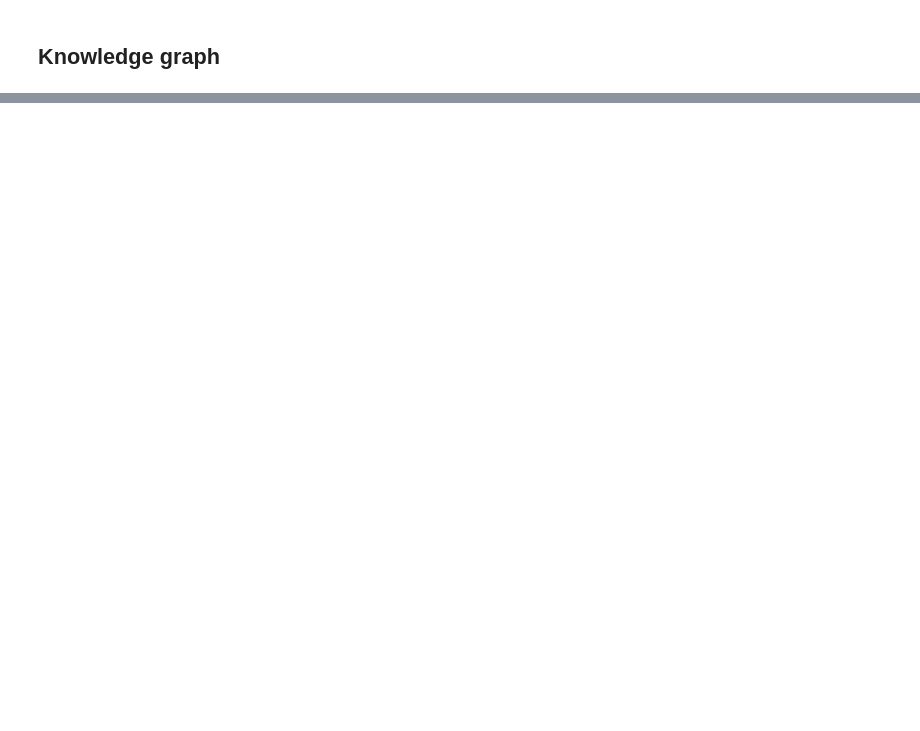
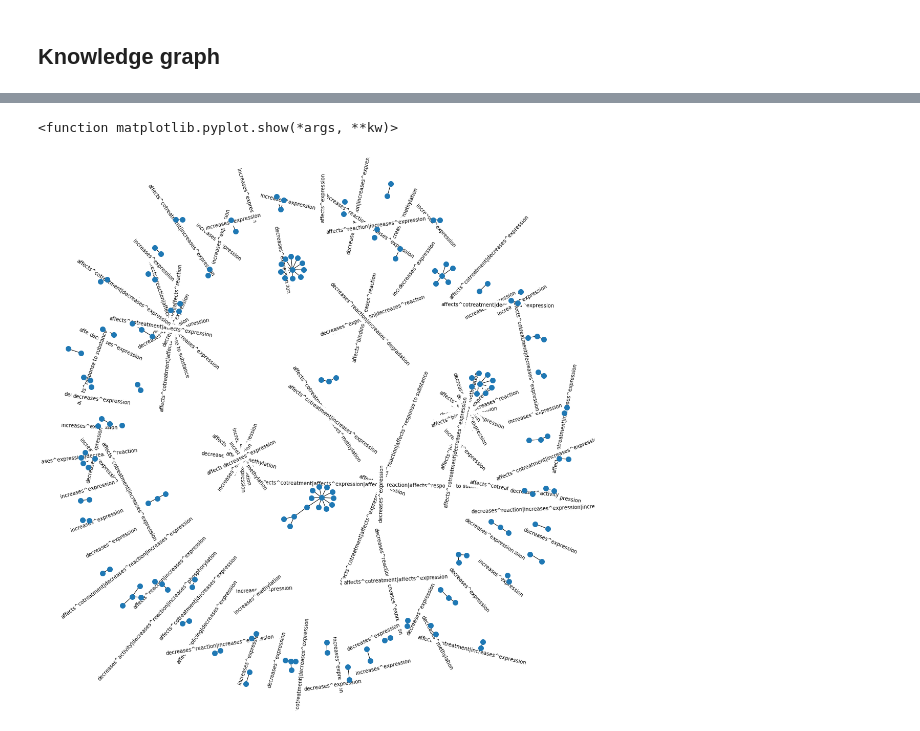
Before and after one commit to xin-gu/IU_PRIDE-Parkinson-s-Research-through-Integrative-Data-Experiments, a Jupyter notebook: PRIDE.ipynb, the cells around one changed output, grey strips where cells are left out. Drawn from its saved outputs; the diff is of its cells as text; code cells hidden in the pictures; blank space fills up the shorter version.

```diff
--- a/PRIDE.ipynb
+++ b/PRIDE.ipynb
@@ -290,0 +400,14 @@ nx.draw_shell(G, with_labels=True)
+# %%
+G = nx.from_pandas_edgelist(df,"GeneSymbol", "ChemicalName",edge_attr='InteractionActions')
+layout = nx.spring_layout(G)
+labels = {e: G.edges[e]['InteractionActions'] for e in G.edges}
+# %%
+figure(figsize = (15,15))
+nx.draw(G, with_labels = False, node_size=100)
+nx.draw_networkx_edge_labels(G, layout, edge_labels=labels, label_pos=.1)
+nx.draw_networkx_edges(G, layout, width=3, alpha=0.5, edge_color="#cccccc")
+plt.axis("off")
+plt.show
+# %% [output]
+<function matplotlib.pyplot.show(*args, **kw)>
+[figure, added]
```
Also changed, not shown: parts of 19 cells of this notebook.
